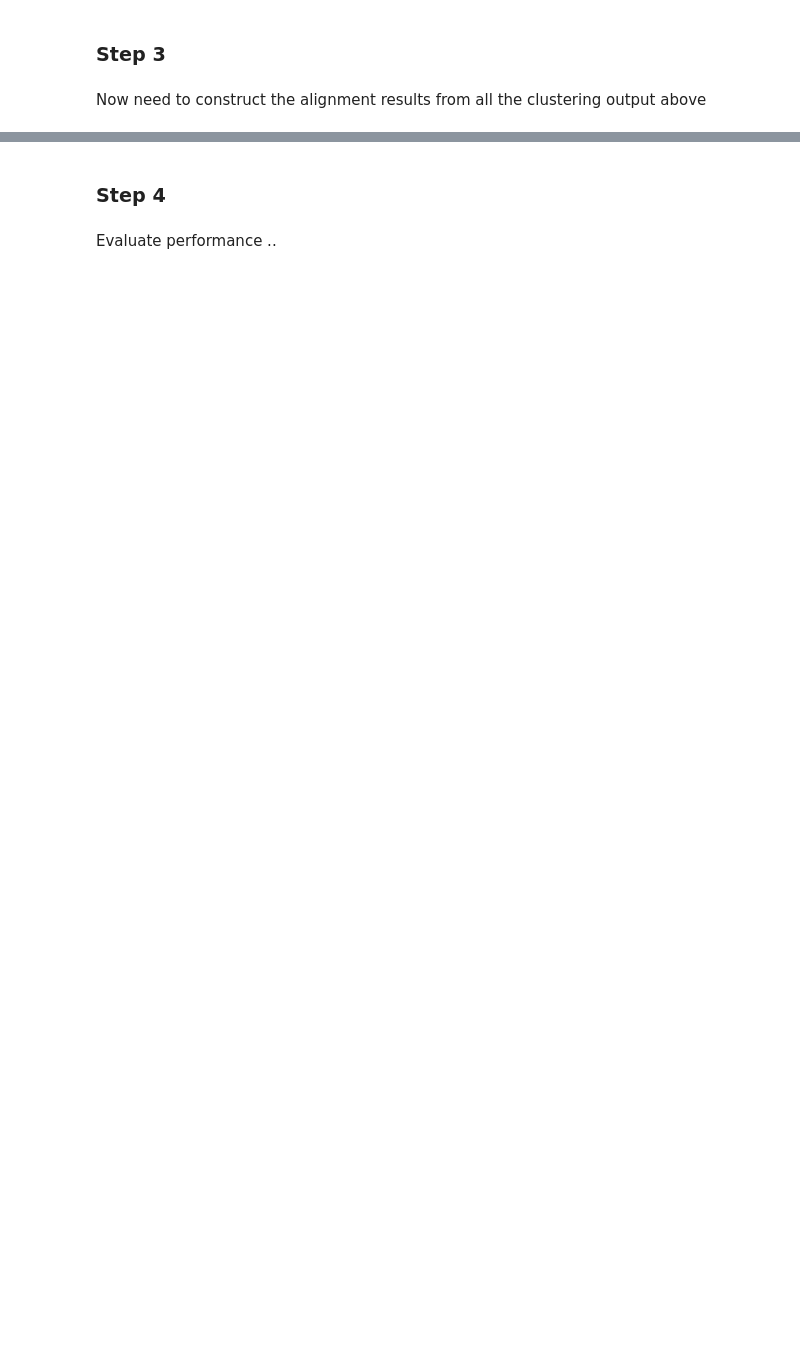
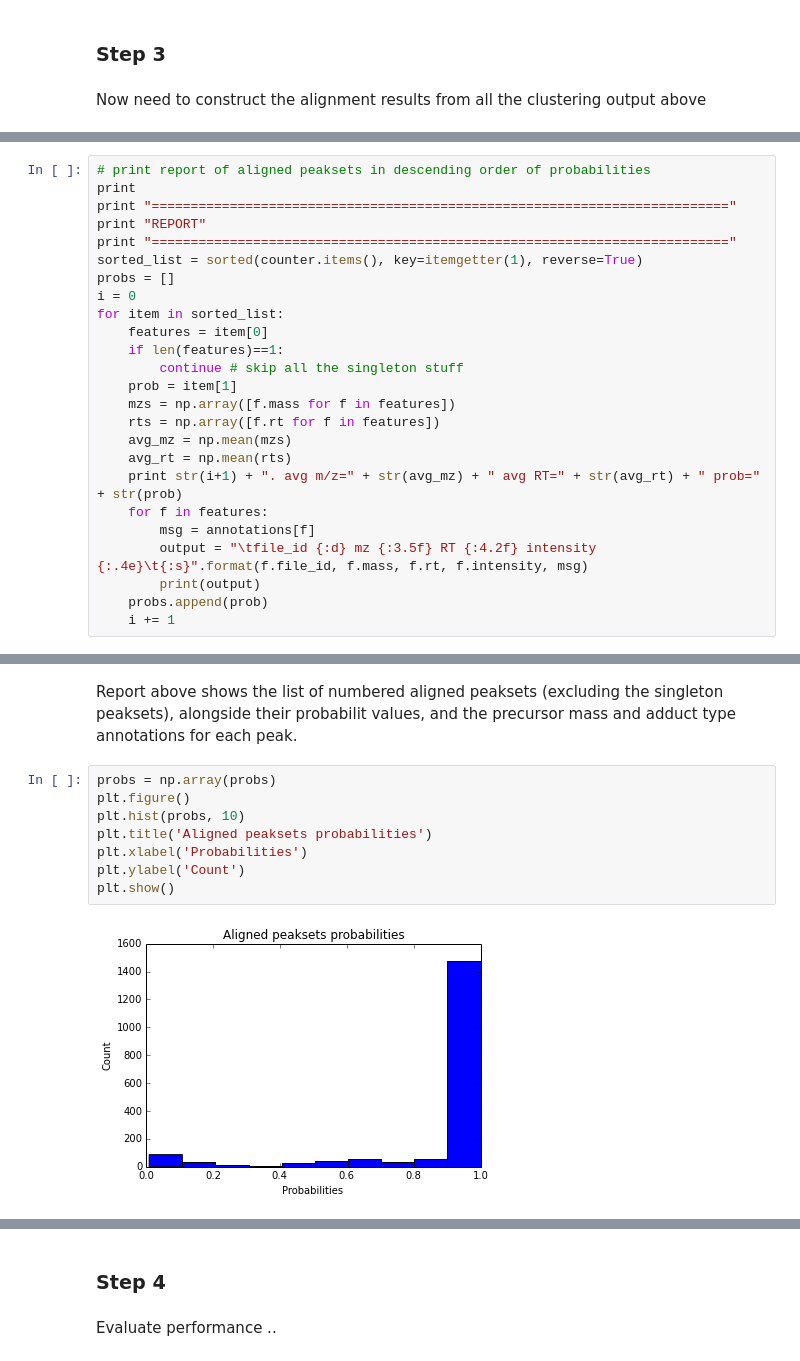
Before and after one commit to sdrogers/metabolomics_tools, a Jupyter notebook: alignment/test_shared_bin_matching.ipynb, the cells around one changed output, grey strips where cells are left out. Cells and saved outputs as stored; diff of their text form; blank space fills up the shorter version.

```diff
--- a/alignment/test_shared_bin_matching.ipynb
+++ b/alignment/test_shared_bin_matching.ipynb
@@ -168,0 +306,25 @@ Now need to construct the alignment results from all the clustering output above
+# %%
+# print report of aligned peaksets in descending order of probabilities
+print
+print "=========================================================================="
+print "REPORT"
+print "=========================================================================="
+sorted_list = sorted(counter.items(), key=itemgetter(1), reverse=True)
+probs = []
+i = 0
+for item in sorted_list:
+    features = item[0]
+    if len(features)==1:
+        continue # skip all the singleton stuff
+    prob = item[1]
+    mzs = np.array([f.mass for f in features])
+    rts = np.array([f.rt for f in features])
+    avg_mz = np.mean(mzs)
+    avg_rt = np.mean(rts)
+    print str(i+1) + ". avg m/z=" + str(avg_mz) + " avg RT=" + str(avg_rt) + " prob=" + str(prob)
+    for f in features:
+        msg = annotations[f]
+        output = "\tfile_id {:d} mz {:3.5f} RT {:4.2f} intensity {:.4e}\t{:s}".format(f.file_id, f.mass, f.rt, f.intensity, msg)
+        print(output)
+    probs.append(prob)
+    i += 1
@@ -168,0 +349,12 @@ Now need to construct the alignment results from all the clustering output above
+# %% [markdown]
+Report above shows the list of numbered aligned peaksets (excluding the singleton peaksets), alongside their probabilit values, and the precursor mass and adduct type annotations for each peak.
+# %%
+probs = np.array(probs)
+plt.figure()
+plt.hist(probs, 10)
+plt.title('Aligned peaksets probabilities')
+plt.xlabel('Probabilities')
+plt.ylabel('Count')
+plt.show()
+# %% [output]
+[figure, added]
```
Also changed, not shown: parts of 21 cells of this notebook, 6 other files.
